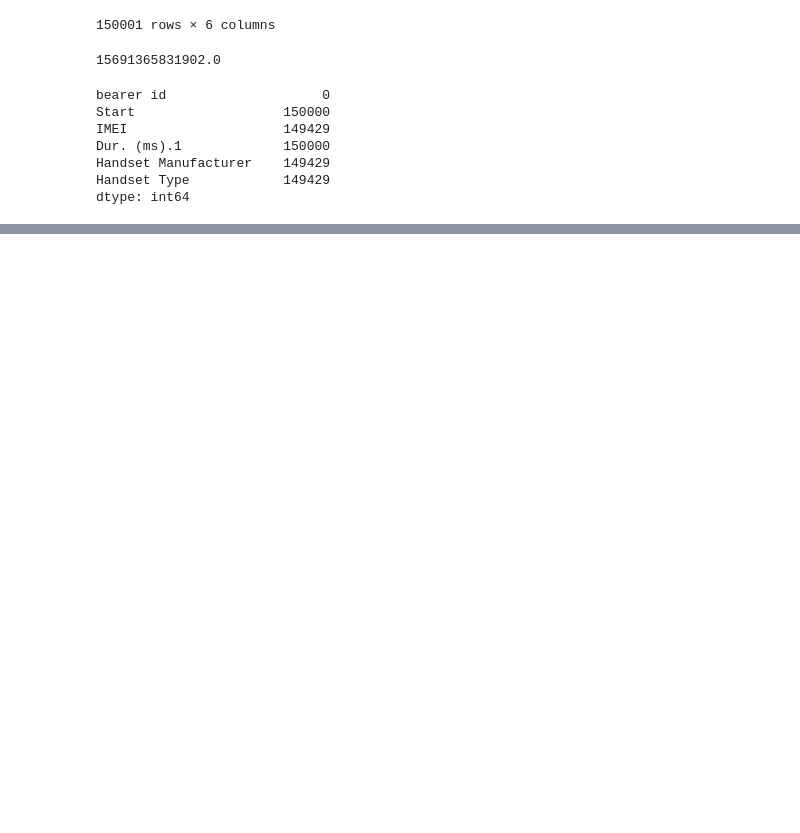
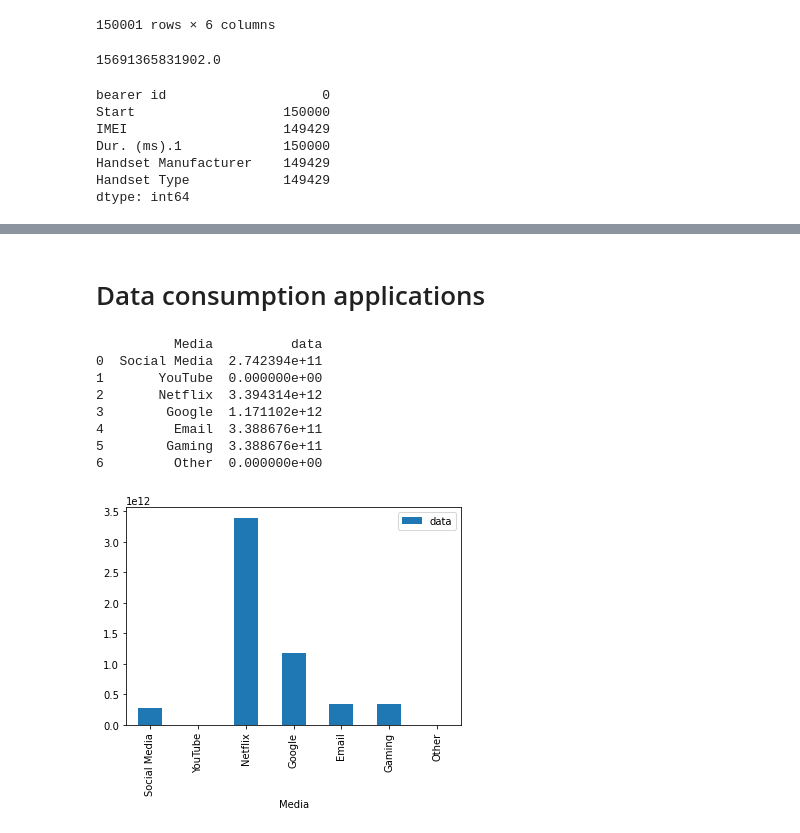
Before and after one commit to abu-bakarr/10-Academy-Week1, a Jupyter notebook: Week1.ipynb, the cells around one changed output, grey strips where cells are left out. Cells and saved outputs as stored; diff of their text form; code cells hidden in the pictures; blank space fills up the shorter version.

```diff
--- a/Week1.ipynb
+++ b/Week1.ipynb
@@ -400,0 +411,23 @@ dtype: int64
+# %% [markdown]
+# Data consumption applications
+# %%
+data_frame = {
+    'Media': ['Social Media', 'YouTube', 'Netflix', 'Google','Email', 'Gaming', 'Other'],
+     'data': [social_media_totl_volume,youtube_totl_volume,netflix_totl_volume,google_total_volume,email_total_volume,gaming_total_volume,other_total_volume ]
+    }
+var_df= pd.DataFrame(data_frame, columns=['Media', 'data'])
+print(var_df)
+
+# plotting bar graph
+var_df.plot(x='Media', y='data', kind='bar')
+plt.show()
+# %% [output]
+          Media          data
+0  Social Media  2.742394e+11
+1       YouTube  0.000000e+00
+2       Netflix  3.394314e+12
+3        Google  1.171102e+12
+4         Email  3.388676e+11
+5        Gaming  3.388676e+11
+6         Other  0.000000e+00
+[figure, added]
```
Also changed, not shown: parts of 2 cells of this notebook, 3 other files.
